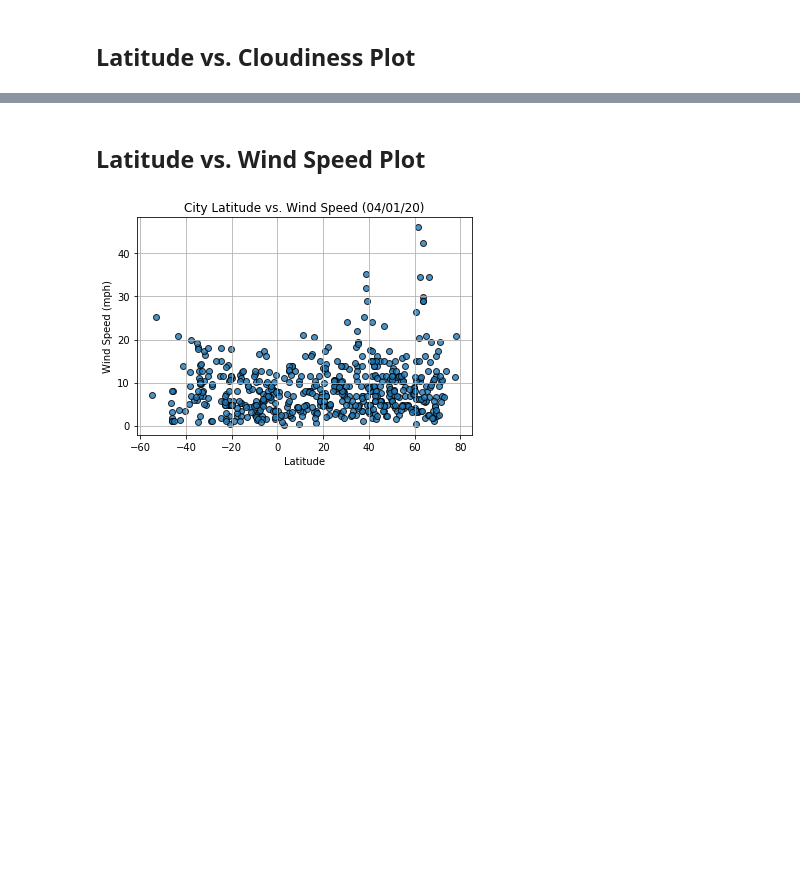
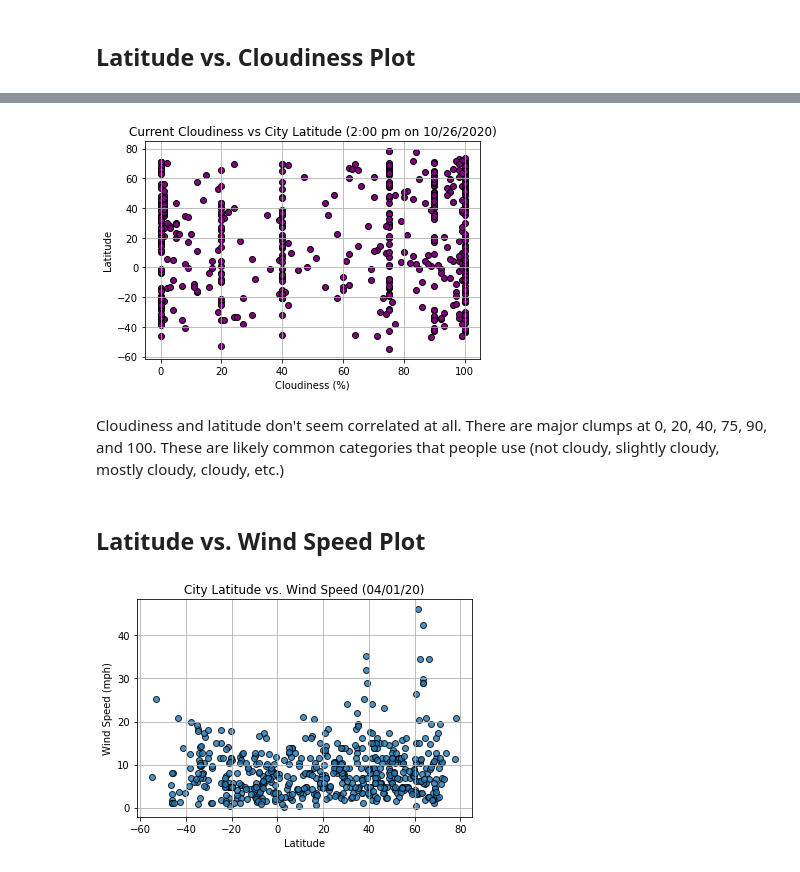
Before and after one commit to JoeKell/VacationingWithAPIs, a Jupyter notebook: WeatherPy.ipynb, the cells around one changed output, grey strips where cells are left out. Drawn from its saved outputs; the diff is of its cells as text; code cells hidden in the pictures; blank space fills up the shorter version.

```diff
--- a/WeatherPy.ipynb
+++ b/WeatherPy.ipynb
@@ -166,3 +175,15 @@ plt.show()
+# %%
+plt.scatter(cities_df["Cloudiness (%)"], cities_df["Latitude"], marker="o", facecolors="purple", edgecolors="black")
+plt.title("Current Cloudiness vs City Latitude (2:00 pm on 10/26/2020)")
+plt.xlabel("Cloudiness (%)")
+plt.ylabel("Latitude")
+plt.grid()
+plt.savefig("Output/10262020CloudinessVsAllLat.png")
+plt.show()
+# %% [output]
+[figure, added]
+# %% [markdown]
+Cloudiness and latitude don't seem correlated at all. There are major clumps at 0, 20, 40, 75, 90, and 100. These are likely common categories that people use (not cloudy, slightly cloudy, mostly cloudy, cloudy, etc.)
 # %% [markdown]
 ## Latitude vs. Wind Speed Plot
 # %%
```
Also changed, not shown: parts of 6 cells of this notebook, 4 other files.
